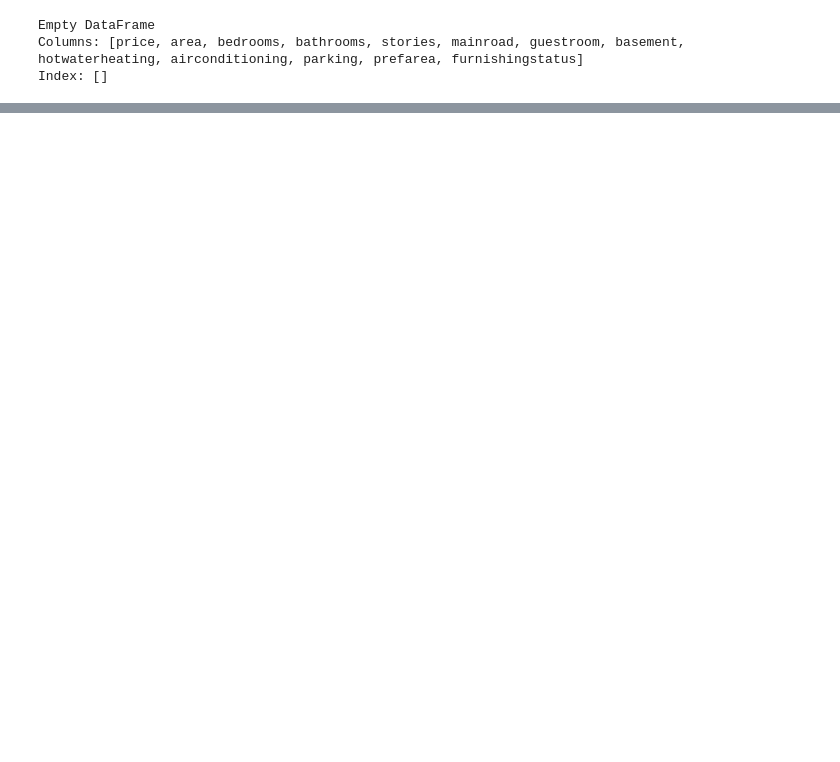
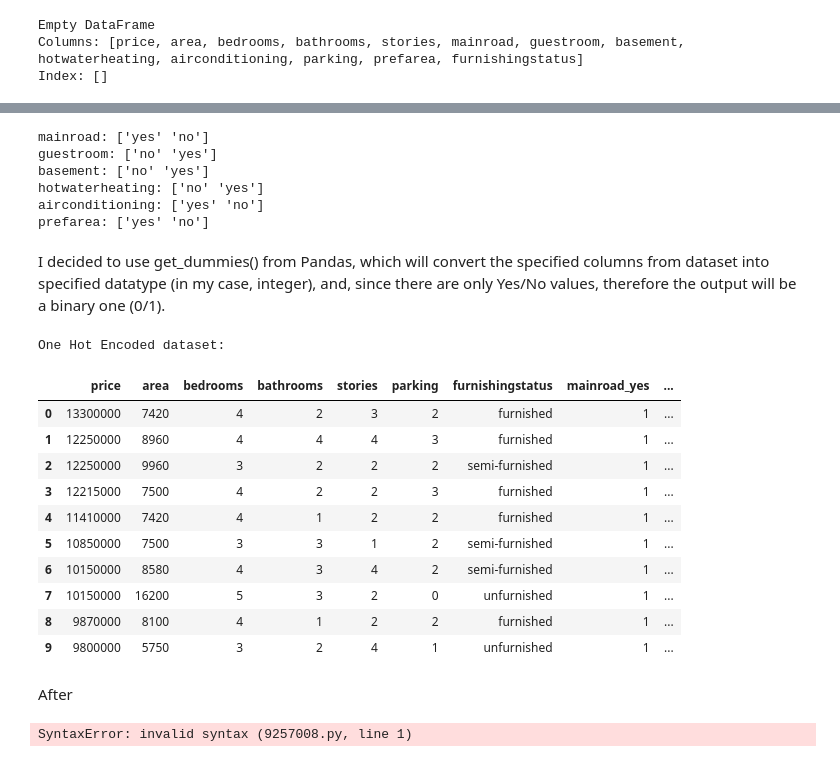
Before and after one commit to Ghenntoggy1/Sigmoid-ML-Tasks, a Jupyter notebook: Interview_House_Price_Prediction_Model/House_Price_Prediction_Model.ipynb, the cells around one changed output, grey strips where cells are left out. Drawn from its saved outputs; the diff is of its cells as text; code cells hidden in the pictures; blank space fills up the shorter version.

Commit message:
feature: Implement One Hot Encoding for Nominal Columns

```diff
--- a/Interview_House_Price_Prediction_Model/House_Price_Prediction_Model.ipynb
+++ b/Interview_House_Price_Prediction_Model/House_Price_Prediction_Model.ipynb
@@ -200,0 +194,7 @@ None
+# %%
+nominal_columns = dataset.select_dtypes(include=['object']).columns.drop('furnishingstatus')
+# nominal_categorical_rows = dataset.select_dtypes(include=['object']).drop('furnishingstatus', axis=1)
+ordered_categorical_rows = dataset.select_dtypes(include=['object']).columns.drop(nominal_columns)
+
+print(f"Nominal columns:\n{nominal_columns}")
+print(f"Ordered columns:\n{ordered_categorical_rows}")
@@ -200,0 +212,38 @@ None
+# %%
+unique_nominal_values = {col: dataset[col].unique() for col in nominal_columns}
+for col, values in unique_nominal_values.items():
+    print(f"{col}: {values}")
+# %% [output]
+mainroad: ['yes' 'no']
+guestroom: ['no' 'yes']
+basement: ['no' 'yes']
+hotwaterheating: ['no' 'yes']
+airconditioning: ['yes' 'no']
+prefarea: ['yes' 'no']
+# %% [markdown]
+
+I decided to use get_dummies() from Pandas, which will convert the specified columns from dataset into specified datatype (in my case, integer), and, since there are only Yes/No values, therefore the output will be a binary one (0/1).
+# %%
+dataset = pd.get_dummies(dataset, columns=nominal_columns, drop_first=True, dtype=int)
+# %%
+print("One Hot Encoded dataset:")
+display(dataset.head(10))
+# %% [output]
+One Hot Encoded dataset:
+|  | price | area | bedrooms | bathrooms | stories | parking | furnishingstatus | mainroad_yes | ... |
+| 0 | 13300000 | 7420 | 4 | 2 | 3 | 2 | furnished | 1 | ... |
+| 1 | 12250000 | 8960 | 4 | 4 | 4 | 3 | furnished | 1 | ... |
+| 2 | 12250000 | 9960 | 3 | 2 | 2 | 2 | semi-furnished | 1 | ... |
+| 3 | 12215000 | 7500 | 4 | 2 | 2 | 3 | furnished | 1 | ... |
+| 4 | 11410000 | 7420 | 4 | 1 | 2 | 2 | furnished | 1 | ... |
+| 5 | 10850000 | 7500 | 3 | 3 | 1 | 2 | semi-furnished | 1 | ... |
+| 6 | 10150000 | 8580 | 4 | 3 | 4 | 2 | semi-furnished | 1 | ... |
+| 7 | 10150000 | 16200 | 5 | 3 | 2 | 0 | unfurnished | 1 | ... |
+| 8 | 9870000 | 8100 | 4 | 1 | 2 | 2 | furnished | 1 | ... |
+| 9 | 9800000 | 5750 | 3 | 2 | 4 | 1 | unfurnished | 1 | ... |
+# %% [markdown]
+After
+# %%
+dataset = pd.
+# %% [output]
+SyntaxError: invalid syntax (9257008.py, line 1)
```
Also changed, not shown: parts of 12 cells of this notebook.
